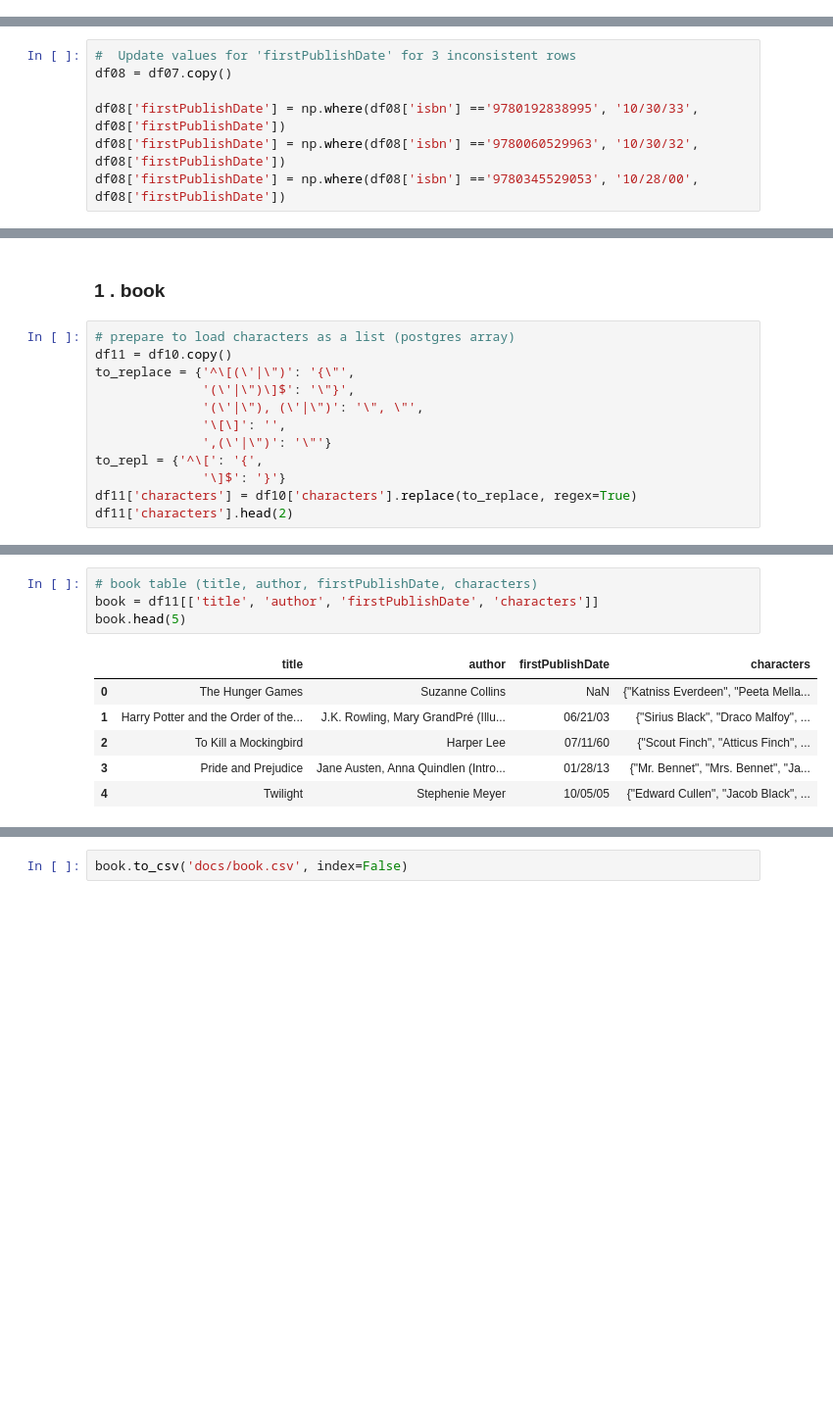
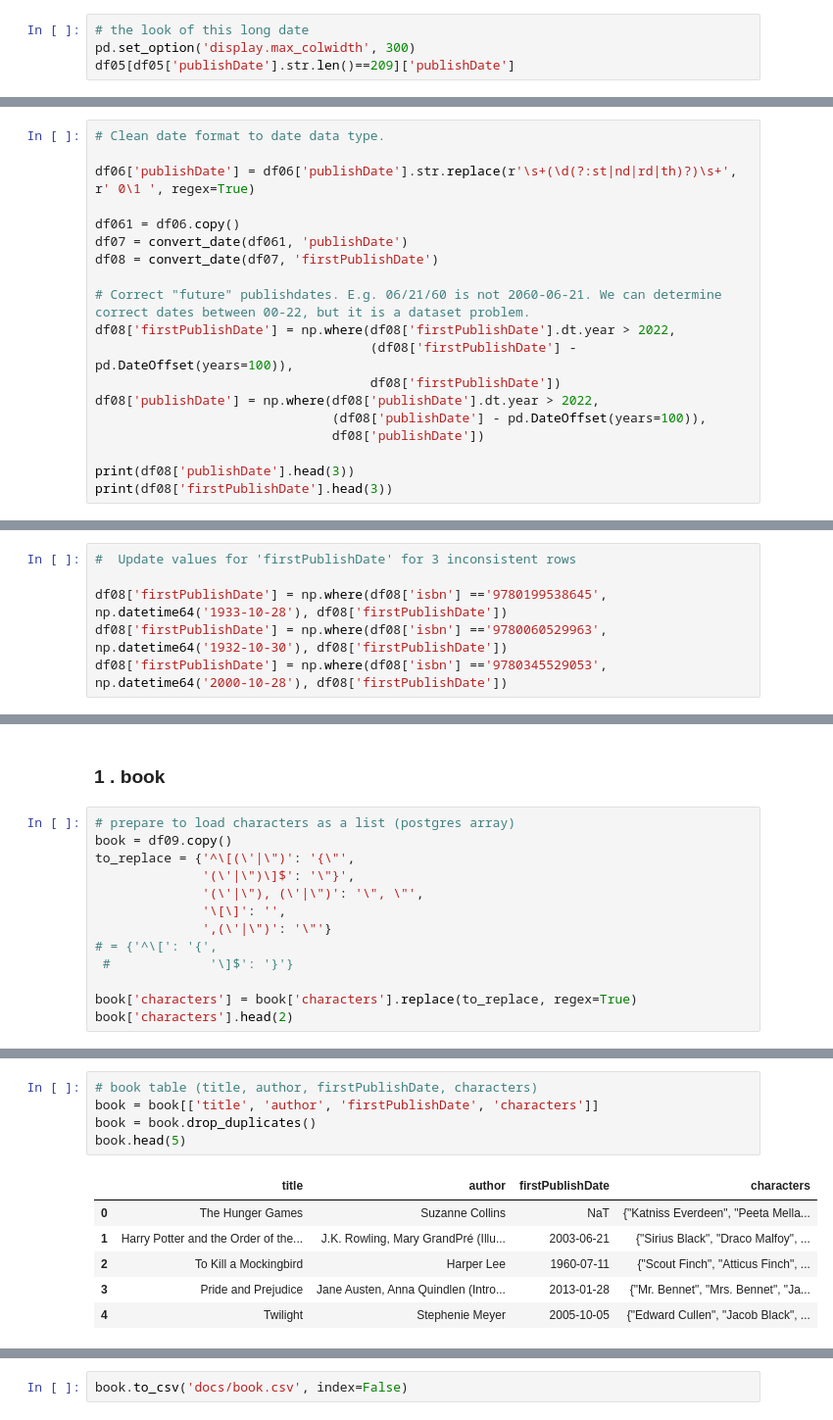
Before and after one commit to Zivilevs/PostgreSQL-DE1.3, a Jupyter notebook: 1_data-preparation-cleaning.ipynb, the cells around one changed output, grey strips where cells are left out. Shown: that part at 98% size. Cells and saved outputs as stored; diff of their text form; blank space fills up the shorter version.

```diff
--- a/1_data-preparation-cleaning.ipynb
+++ b/1_data-preparation-cleaning.ipynb
@@ -231,0 +273,4 @@ df05['publishDate'].str.len().max()
+# %%
+# the look of this long date
+pd.set_option('display.max_colwidth', 300)
+df05[df05['publishDate'].str.len()==209]['publishDate']
@@ -256,0 +324,19 @@ df07['publishDate'].count()
+# %%
+# Clean date format to date data type.
+
+df06['publishDate'] = df06['publishDate'].str.replace(r'\s+(\d(?:st|nd|rd|th)?)\s+', r' 0\1 ', regex=True)
+
+df061 = df06.copy()
+df07 = convert_date(df061, 'publishDate')
+df08 = convert_date(df07, 'firstPublishDate')
+
+# Correct "future" publishdates. E.g. 06/21/60 is not 2060-06-21. We can determine correct dates between 00-22, but it is a dataset problem.
+df08['firstPublishDate'] = np.where(df08['firstPublishDate'].dt.year > 2022,
+                                    (df08['firstPublishDate'] - pd.DateOffset(years=100)),
+                                    df08['firstPublishDate'])
+df08['publishDate'] = np.where(df08['publishDate'].dt.year > 2022,
+                               (df08['publishDate'] - pd.DateOffset(years=100)),
+                               df08['publishDate'])
+
+print(df08['publishDate'].head(3))
+print(df08['firstPublishDate'].head(3))
@@ -267,8 +374,7 @@ Motorcycles, Sushi and One Strange Book (Enhanced Edition)  Nancy N. Rue
 Name: firstPublishDate, dtype: int64
 # %%
 #  Update values for 'firstPublishDate' for 3 inconsistent rows
-df08 = df07.copy()
 
-df08['firstPublishDate'] = np.where(df08['isbn'] =='9780192838995', '10/30/33', df08['firstPublishDate'])
-df08['firstPublishDate'] = np.where(df08['isbn'] =='9780060529963', '10/30/32', df08['firstPublishDate'])
-df08['firstPublishDate'] = np.where(df08['isbn'] =='9780345529053', '10/28/00', df08['firstPublishDate'])
+df08['firstPublishDate'] = np.where(df08['isbn'] =='9780199538645', np.datetime64('1933-10-28'), df08['firstPublishDate'])
+df08['firstPublishDate'] = np.where(df08['isbn'] =='9780060529963', np.datetime64('1932-10-30'), df08['firstPublishDate'])
+df08['firstPublishDate'] = np.where(df08['isbn'] =='9780345529053', np.datetime64('2000-10-28'), df08['firstPublishDate'])
@@ -326,14 +415,15 @@ Index(['bookId', 'title', 'series', 'author', 'rating', 'description',
 ### 1 . book
 # %%
 # prepare to load characters as a list (postgres array)
-df11 = df10.copy()
+book = df09.copy()
 to_replace = {'^\[(\'|\")': '{\"',
               '(\'|\")\]$': '\"}',
               '(\'|\"), (\'|\")': '\", \"',
               '\[\]': '',
               ',(\'|\")': '\"'}
-to_repl = {'^\[': '{',
-              '\]$': '}'}
-df11['characters'] = df10['characters'].replace(to_replace, regex=True)
-df11['characters'].head(2)
+# = {'^\[': '{',
+ #             '\]$': '}'}
+
+book['characters'] = book['characters'].replace(to_replace, regex=True)
+book['characters'].head(2)
 # %% [output]
@@ -342,12 +432,13 @@ df11['characters'].head(2)
 Name: characters, dtype: object
 # %%
 # book table (title, author, firstPublishDate, characters)
-book = df11[['title', 'author', 'firstPublishDate', 'characters']]
+book = book[['title', 'author', 'firstPublishDate', 'characters']]
+book = book.drop_duplicates()
 book.head(5)
 # %% [output]
 |  | title | author | firstPublishDate | characters |
-| 0 | The Hunger Games | Suzanne Collins | NaN | {"Katniss Everdeen", "Peeta Mella... |
-| 1 | Harry Potter and the Order of the... | J.K. Rowling, Mary GrandPré (Illu... | 06/21/03 | {"Sirius Black", "Draco Malfoy", ... |
-| 2 | To Kill a Mockingbird | Harper Lee | 07/11/60 | {"Scout Finch", "Atticus Finch", ... |
-| 3 | Pride and Prejudice | Jane Austen, Anna Quindlen (Intro... | 01/28/13 | {"Mr. Bennet", "Mrs. Bennet", "Ja... |
-| 4 | Twilight | Stephenie Meyer | 10/05/05 | {"Edward Cullen", "Jacob Black", ... |
+| 0 | The Hunger Games | Suzanne Collins | NaT | {"Katniss Everdeen", "Peeta Mella... |
+| 1 | Harry Potter and the Order of the... | J.K. Rowling, Mary GrandPré (Illu... | 2003-06-21 | {"Sirius Black", "Draco Malfoy", ... |
+| 2 | To Kill a Mockingbird | Harper Lee | 1960-07-11 | {"Scout Finch", "Atticus Finch", ... |
+| 3 | Pride and Prejudice | Jane Austen, Anna Quindlen (Intro... | 2013-01-28 | {"Mr. Bennet", "Mrs. Bennet", "Ja... |
+| 4 | Twilight | Stephenie Meyer | 2005-10-05 | {"Edward Cullen", "Jacob Black", ... |
```
Also changed, not shown: parts of 53 cells of this notebook, 13 other files.
